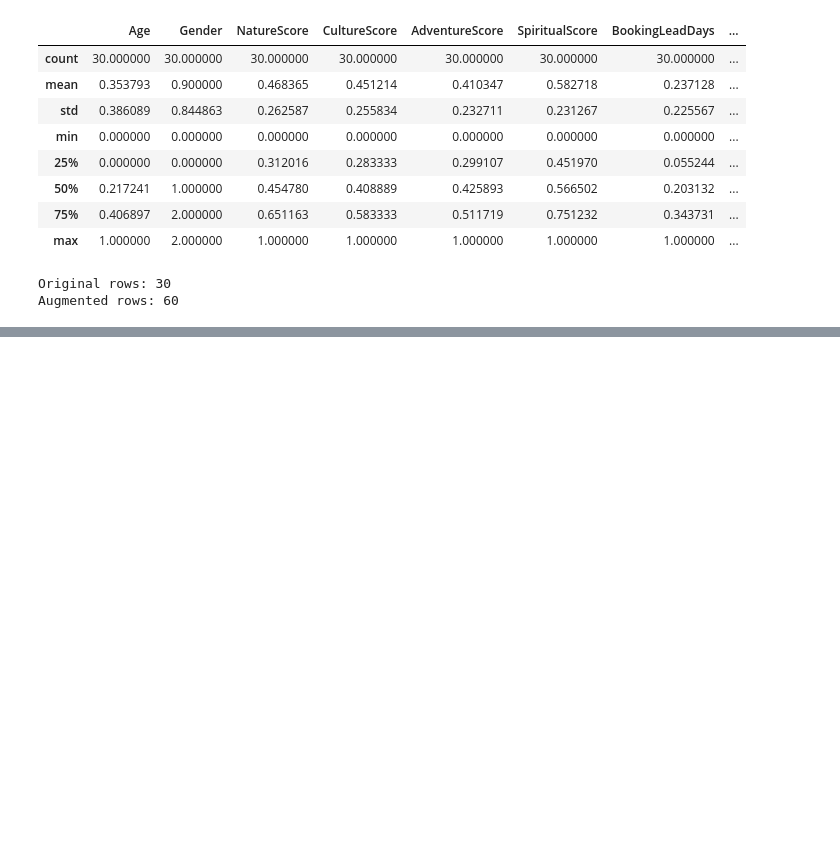
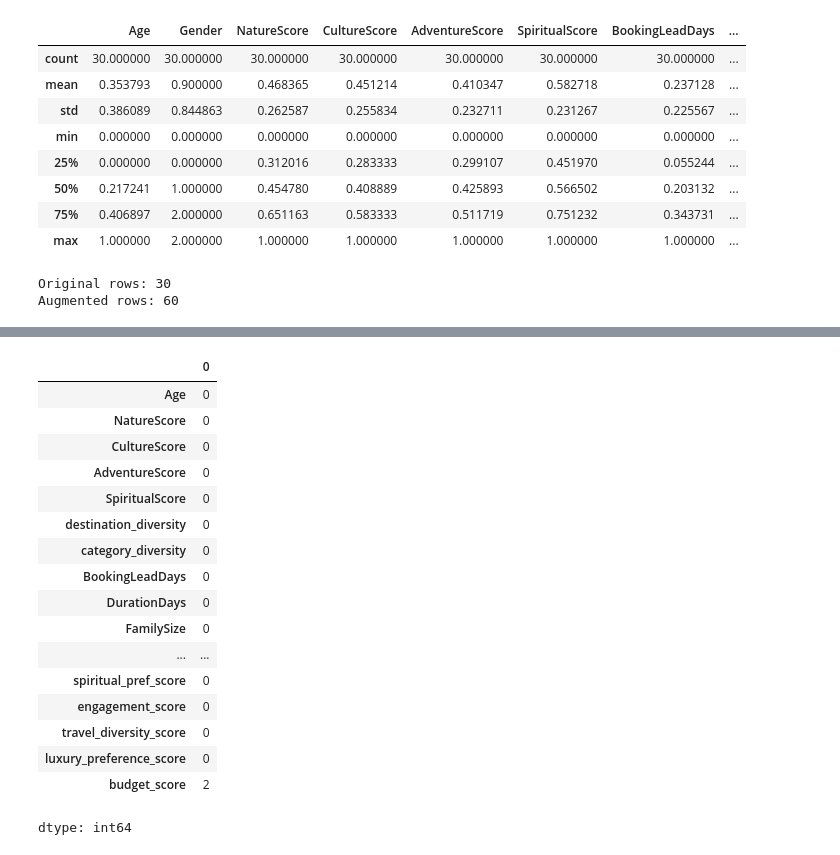
Before and after one commit to VidhiSidana/daa-assignment, a Jupyter notebook: TripSenseData.ipynb, the cells around one changed output, grey strips where cells are left out. Saved outputs shown, nothing was run; the diff lists cells and outputs as text; code cells hidden in the pictures; blank space fills up the shorter version.

```diff
--- a/TripSenseData.ipynb
+++ b/TripSenseData.ipynb
@@ -465,0 +447,23 @@ df['DBSCAN_Cluster'] = dbscan.fit_predict(X_scaled)
+# %%
+augmented_data['luxury_preference_score'] = (
+    augmented_data['CultureScore'] * 0.4 +
+    augmented_data['SpiritualScore'] * 0.3 +
+    augmented_data['DurationDays'] * 0.3
+)
+# %%
+augmented_data['budget_score'] = (
+    augmented_data['BookingLeadDays'] * 0.5 +
+    (1 / augmented_data['DurationDays']) * 0.5
+)
+# %%
+augmented_data['weekend_score'] = (
+    augmented_data['DurationDays'] <= 3
+).astype(int)
+# %%
+y = augmented_data['target_booking']
+X_pred = augmented_data[cluster_features + [
+    'engagement_score',
+    'travel_diversity_score',
+    'luxury_preference_score',
+    'budget_score'
+]]
@@ -465,0 +476,23 @@ df['DBSCAN_Cluster'] = dbscan.fit_predict(X_scaled)
+# %%
+import numpy as np
+
+np.isinf(X_pred).sum()
+# %% [output]
+|  | 0 |
+| Age | 0 |
+| NatureScore | 0 |
+| CultureScore | 0 |
+| AdventureScore | 0 |
+| SpiritualScore | 0 |
+| destination_diversity | 0 |
+| category_diversity | 0 |
+| BookingLeadDays | 0 |
+| DurationDays | 0 |
+| FamilySize | 0 |
+| ... | ... |
+| spiritual_pref_score | 0 |
+| engagement_score | 0 |
+| travel_diversity_score | 0 |
+| luxury_preference_score | 0 |
+| budget_score | 2 |
+dtype: int64
```
Also changed, not shown: parts of 44 cells of this notebook.
